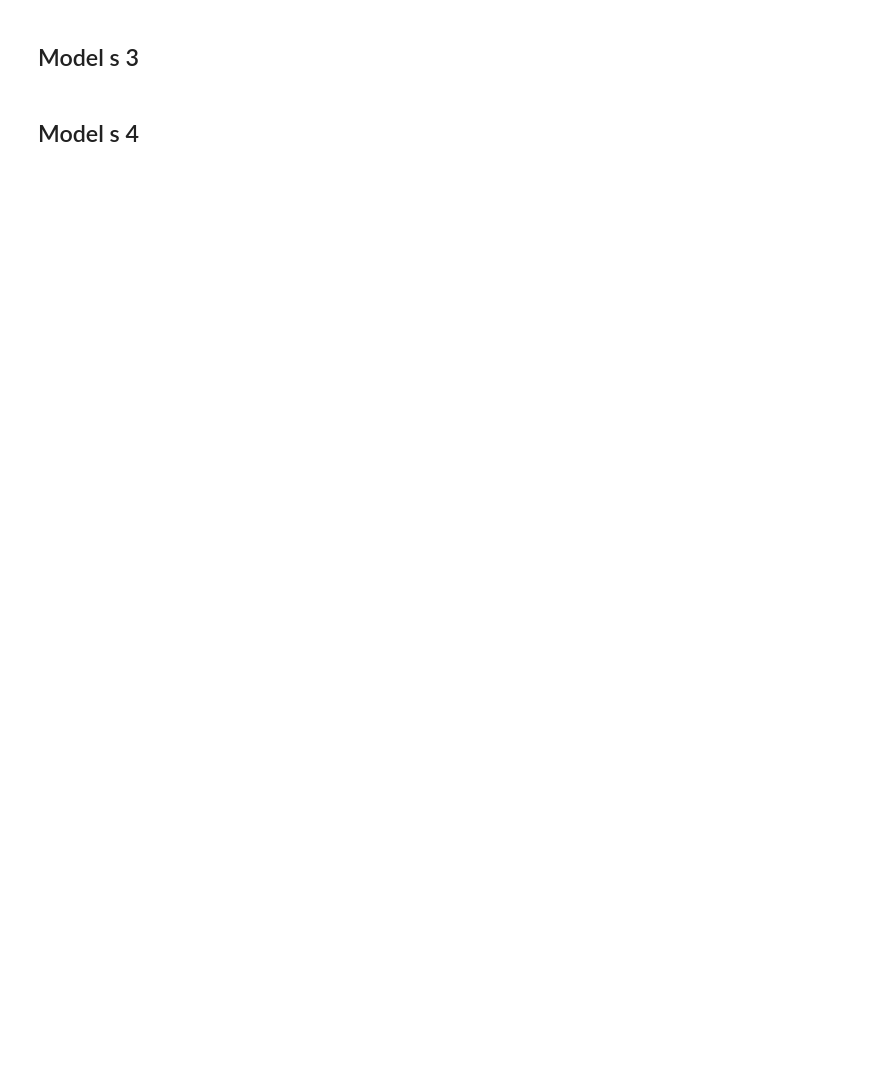
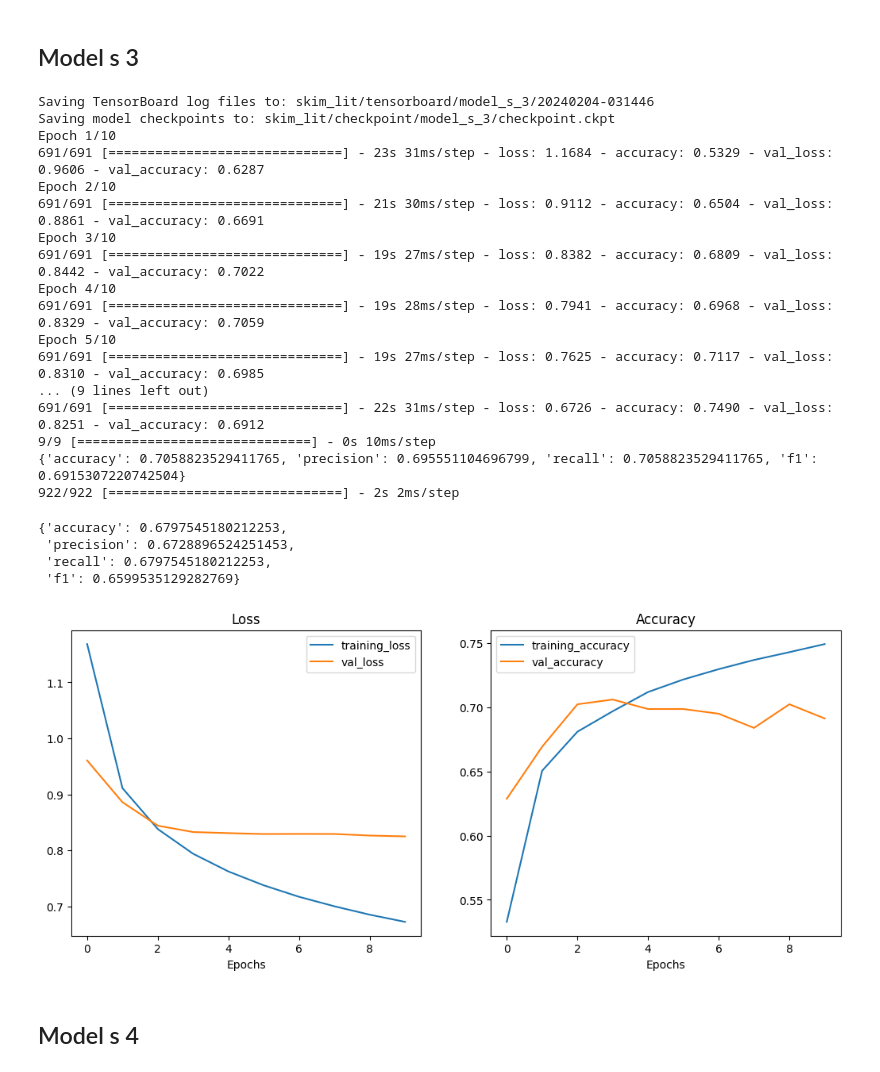
Before and after one commit to mufaddalhamidofficial/skimlit_ai, a Jupyter notebook: skimlit_kaggle.ipynb, the cells around one changed output. Drawn from its saved outputs; the diff is of its cells as text; code cells hidden in the pictures; blank space fills up the shorter version.

```diff
--- a/skimlit_kaggle.ipynb
+++ b/skimlit_kaggle.ipynb
@@ -416,34 +510,59 @@ x = char_vectorizer(inputs)
 x = char_embedding(x)
 x = tf.keras.layers.Conv1D(64, 5, activation="relu")(x)
 x = tf.keras.layers.GlobalMaxPooling1D()(x)
 outputs = tf.keras.layers.Dense(classes_count, activation="softmax")(x)
 
 model_s_3 = tf.keras.Model(inputs, outputs)
 
 model_s_3.compile(
     loss="categorical_crossentropy",
-    optimizer=tf.keras.optimizers.Adam(),
+    optimizer=tf.keras.optimizers.legacy.Adam(),
     metrics=["accuracy"],
 )
 
 model_s_3_history = model_s_3.fit(
     train_char_dataset,
     epochs=10,
     steps_per_epoch=int(len(train_char_dataset)),
     validation_data=val_char_dataset,
     validation_steps=int(len(val_char_dataset)),
     callbacks=get_callbacks("model_s_3"),
 )
 
+model_s_3.load_weights("skim_lit/checkpoint/model_s_3/checkpoint.ckpt")
+
 model_s_3_val_preds = tf.argmax(model_s_3.predict(val_chars), axis=1)
 model_s_3_val_results = calculate_results(tf.argmax(val_labels_one_hot, axis=1), model_s_3_val_preds)
 print(model_s_3_val_results)
 
 plot_loss_curves(model_s_3_history)
 
 model_s_3_preds = tf.argmax(model_s_3.predict(test_chars), axis=1)
 model_s_3_results = calculate_results(tf.argmax(test_labels_one_hot, axis=1), model_s_3_preds)
 model_s_3_results
+# %% [output]
+Saving TensorBoard log files to: skim_lit/tensorboard/model_s_3/20240204-031446
+Saving model checkpoints to: skim_lit/checkpoint/model_s_3/checkpoint.ckpt
+Epoch 1/10
+691/691 [==============================] - 23s 31ms/step - loss: 1.1684 - accuracy: 0.5329 - val_loss: 0.9606 - val_accuracy: 0.6287
+Epoch 2/10
+691/691 [==============================] - 21s 30ms/step - loss: 0.9112 - accuracy: 0.6504 - val_loss: 0.8861 - val_accuracy: 0.6691
+Epoch 3/10
+691/691 [==============================] - 19s 27ms/step - loss: 0.8382 - accuracy: 0.6809 - val_loss: 0.8442 - val_accuracy: 0.7022
+Epoch 4/10
+691/691 [==============================] - 19s 28ms/step - loss: 0.7941 - accuracy: 0.6968 - val_loss: 0.8329 - val_accuracy: 0.7059
+Epoch 5/10
+691/691 [==============================] - 19s 27ms/step - loss: 0.7625 - accuracy: 0.7117 - val_loss: 0.8310 - val_accuracy: 0.6985
+... (9 lines left out)
+691/691 [==============================] - 22s 31ms/step - loss: 0.6726 - accuracy: 0.7490 - val_loss: 0.8251 - val_accuracy: 0.6912
+9/9 [==============================] - 0s 10ms/step
+{'accuracy': 0.7058823529411765, 'precision': 0.695551104696799, 'recall': 0.7058823529411765, 'f1': 0.6915307220742504}
+922/922 [==============================] - 2s 2ms/step
+{'accuracy': 0.6797545180212253,
+ 'precision': 0.6728896524251453,
+ 'recall': 0.6797545180212253,
+ 'f1': 0.6599535129282769}
+[figure, added]
 # %% [markdown]
 ## Model s 4
 # %%
```
Also changed, not shown: parts of 40 cells of this notebook, 7 other files.
